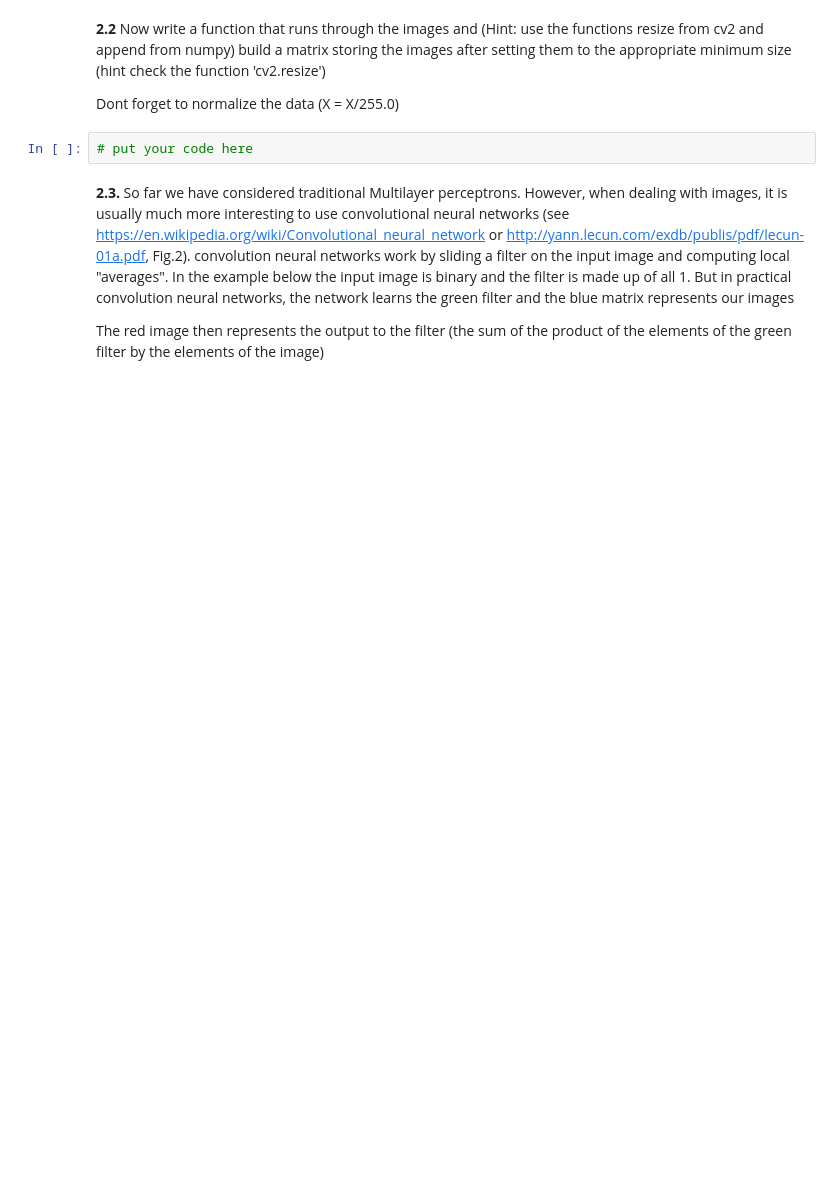
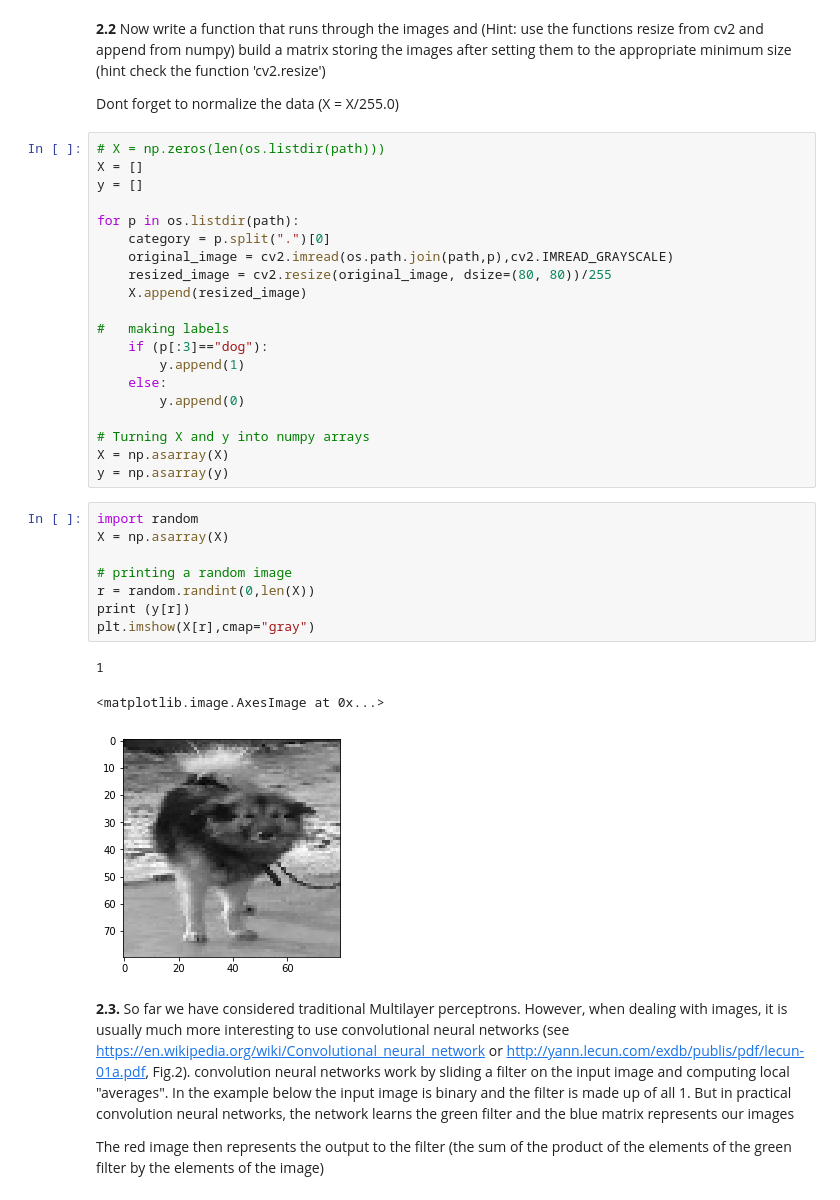
Before and after one commit to WaleedHashmi/Intro-to-Machine-Learning, a Jupyter notebook: Assignements/Assignment - 2/Assignment2.ipynb, the cells around one changed output. Drawn from its saved outputs; the diff is of its cells as text; blank space fills up the shorter version.

```diff
--- a/Assignements/Assignment - 2/Assignment2.ipynb
+++ b/Assignements/Assignment - 2/Assignment2.ipynb
@@ -245,8 +284,38 @@ for p in os.listdir(path):
 __2.2__ Now write a function that runs through the images and (Hint: use the functions resize from cv2 and append from numpy) build a matrix storing the images after setting them to the appropriate minimum size (hint check the function 'cv2.resize')
 
 Dont forget to normalize the data (X = X/255.0)
-# %%
-# put your code here
+# %%
+# X = np.zeros(len(os.listdir(path)))
+X = []
+y = []
+
+for p in os.listdir(path):
+    category = p.split(".")[0]
+    original_image = cv2.imread(os.path.join(path,p),cv2.IMREAD_GRAYSCALE)
+    resized_image = cv2.resize(original_image, dsize=(80, 80))/255
+    X.append(resized_image)
+
+#   making labels
+    if (p[:3]=="dog"):
+        y.append(1)
+    else:
+        y.append(0)
+
+# Turning X and y into numpy arrays
+X = np.asarray(X)
+y = np.asarray(y)
+# %%
+import random
+X = np.asarray(X)
+
+# printing a random image
+r = random.randint(0,len(X))
+print (y[r])
+plt.imshow(X[r],cmap="gray")
+# %% [output]
+1
+<matplotlib.image.AxesImage at 0x...>
+[figure, added]
 # %% [markdown]
 __2.3.__ So far we have considered traditional Multilayer perceptrons. However, when dealing with images, it is usually much more interesting to use convolutional neural networks (see https://en.wikipedia.org/wiki/Convolutional_neural_network or http://yann.lecun.com/exdb/publis/pdf/lecun-01a.pdf, Fig.2). convolution neural networks work by sliding a filter on the input image and computing local "averages". In the example below the input image is binary and the filter is made up of all 1. But in practical convolution neural networks, the network learns the green filter and the blue matrix represents our images
 
```
Also changed, not shown: parts of 12 cells of this notebook.
